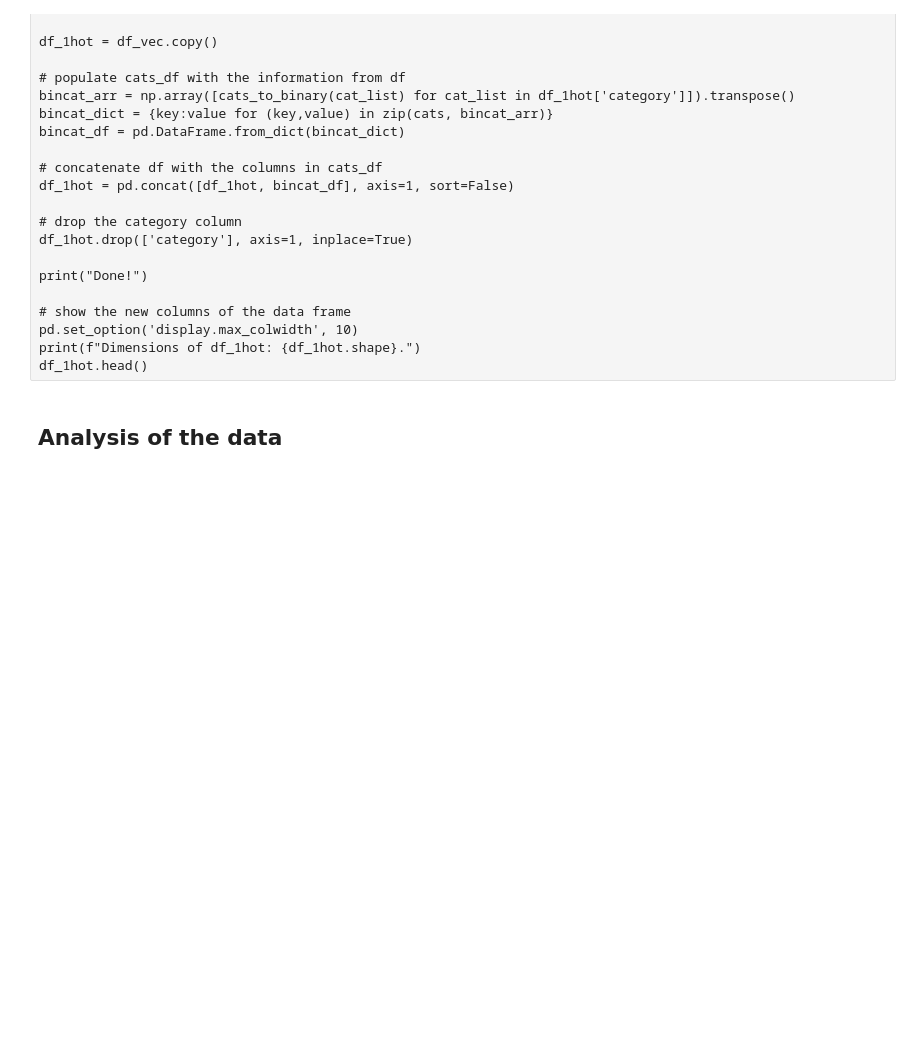
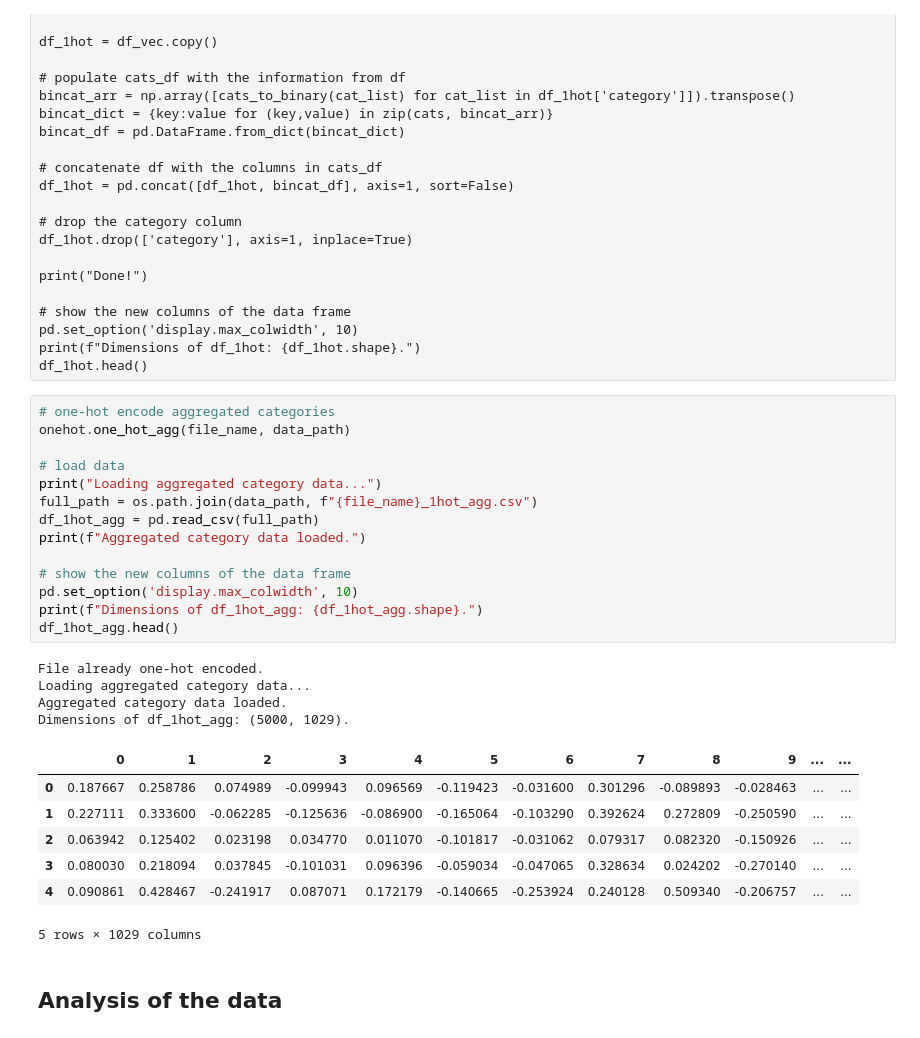
Before and after one commit to saattrupdan/scholarly, a Jupyter notebook: paper_classifier.ipynb, the cells around one changed output. Saved outputs shown, nothing was run; the diff lists cells and outputs as text; blank space fills up the shorter version.

```diff
--- a/paper_classifier.ipynb
+++ b/paper_classifier.ipynb
@@ -185,6 +223,32 @@ print("Done!")
 pd.set_option('display.max_colwidth', 10)
 print(f"Dimensions of df_1hot: {df_1hot.shape}.")
 df_1hot.head()
+# %%
+# one-hot encode aggregated categories
+onehot.one_hot_agg(file_name, data_path)
+
+# load data
+print("Loading aggregated category data...")
+full_path = os.path.join(data_path, f"{file_name}_1hot_agg.csv")
+df_1hot_agg = pd.read_csv(full_path)
+print(f"Aggregated category data loaded.")
+
+# show the new columns of the data frame
+pd.set_option('display.max_colwidth', 10)
+print(f"Dimensions of df_1hot_agg: {df_1hot_agg.shape}.")
+df_1hot_agg.head()
+# %% [output]
+File already one-hot encoded.
+Loading aggregated category data...
+Aggregated category data loaded.
+Dimensions of df_1hot_agg: (5000, 1029).
+|  | 0 | 1 | 2 | 3 | 4 | 5 | 6 | 7 | 8 | 9 | ... | ... |
+| 0 | 0.187667 | 0.258786 | 0.074989 | -0.099943 | 0.096569 | -0.119423 | -0.031600 | 0.301296 | -0.089893 | -0.028463 | ... | ... |
+| 1 | 0.227111 | 0.333600 | -0.062285 | -0.125636 | -0.086900 | -0.165064 | -0.103290 | 0.392624 | 0.272809 | -0.250590 | ... | ... |
+| 2 | 0.063942 | 0.125402 | 0.023198 | 0.034770 | 0.011070 | -0.101817 | -0.031062 | 0.079317 | 0.082320 | -0.150926 | ... | ... |
+| 3 | 0.080030 | 0.218094 | 0.037845 | -0.101031 | 0.096396 | -0.059034 | -0.047065 | 0.328634 | 0.024202 | -0.270140 | ... | ... |
+| 4 | 0.090861 | 0.428467 | -0.241917 | 0.087071 | 0.172179 | -0.140665 | -0.253924 | 0.240128 | 0.509340 | -0.206757 | ... | ... |
+5 rows × 1029 columns
 # %% [markdown]
 ## Analysis of the data
 # %% [markdown]
```
Also changed, not shown: parts of 19 cells of this notebook, 4 other files.
